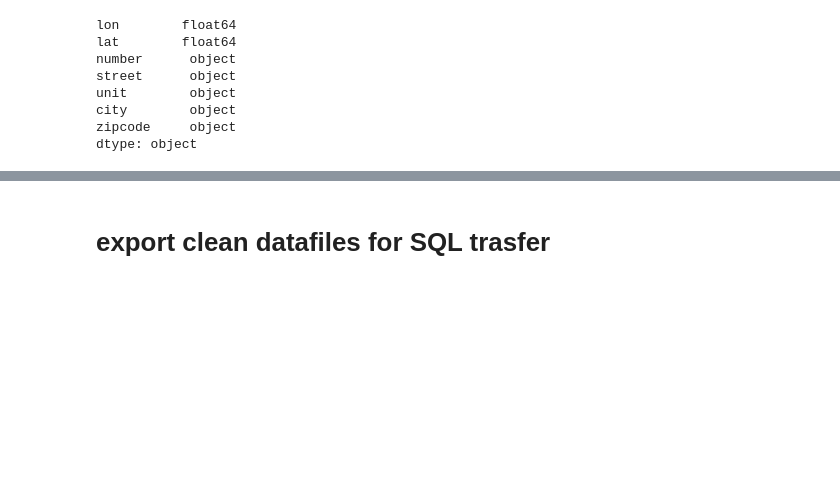
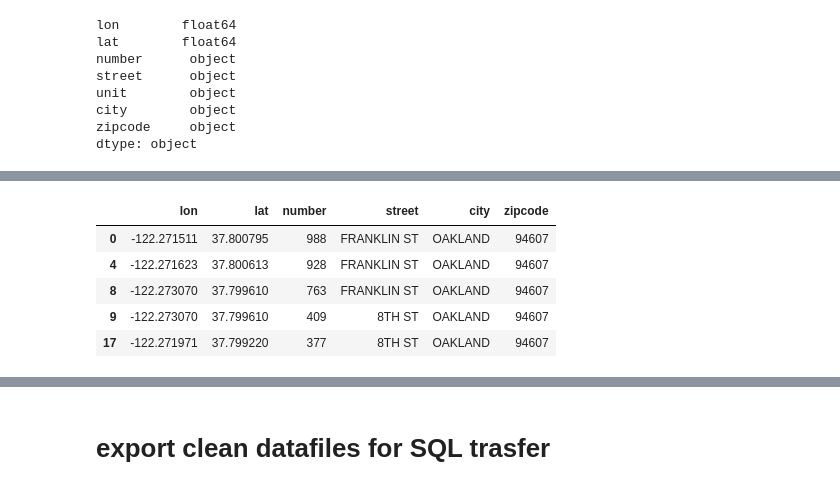
Before and after one commit to speddings/crime_housing_analysis, a Jupyter notebook: crime_housing_data.ipynb, the cells around one changed output, grey strips where cells are left out. Drawn from its saved outputs; the diff is of its cells as text; code cells hidden in the pictures; blank space fills up the shorter version.

```diff
--- a/crime_housing_data.ipynb
+++ b/crime_housing_data.ipynb
@@ -736,0 +476,11 @@ ca_allCity.loc[:,['lat', 'lon', 'number', 'street', 'unit', 'city', 'zipcode' ]]
+# %%
+# 4-drop nulls
+clean_ca_allCity = clean_allcity_df.dropna()
+clean_ca_allCity.head()
+# %% [output]
+|  | lon | lat | number | street | city | zipcode |
+| 0 | -122.271511 | 37.800795 | 988 | FRANKLIN ST | OAKLAND | 94607 |
+| 4 | -122.271623 | 37.800613 | 928 | FRANKLIN ST | OAKLAND | 94607 |
+| 8 | -122.273070 | 37.799610 | 763 | FRANKLIN ST | OAKLAND | 94607 |
+| 9 | -122.273070 | 37.799610 | 409 | 8TH ST | OAKLAND | 94607 |
+| 17 | -122.271971 | 37.799220 | 377 | 8TH ST | OAKLAND | 94607 |
```
Also changed, not shown: parts of 44 cells of this notebook.
